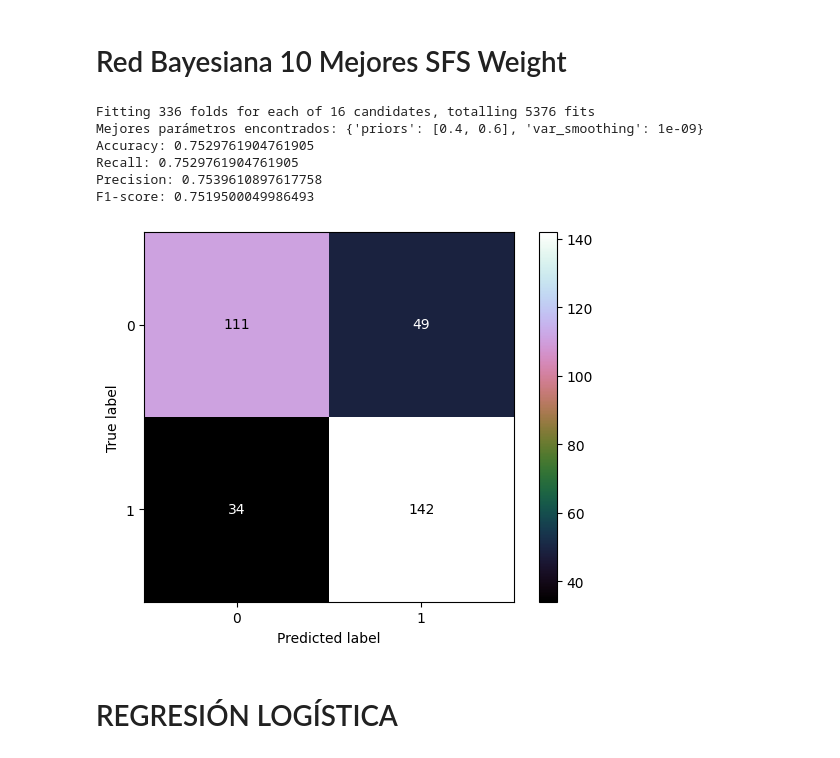
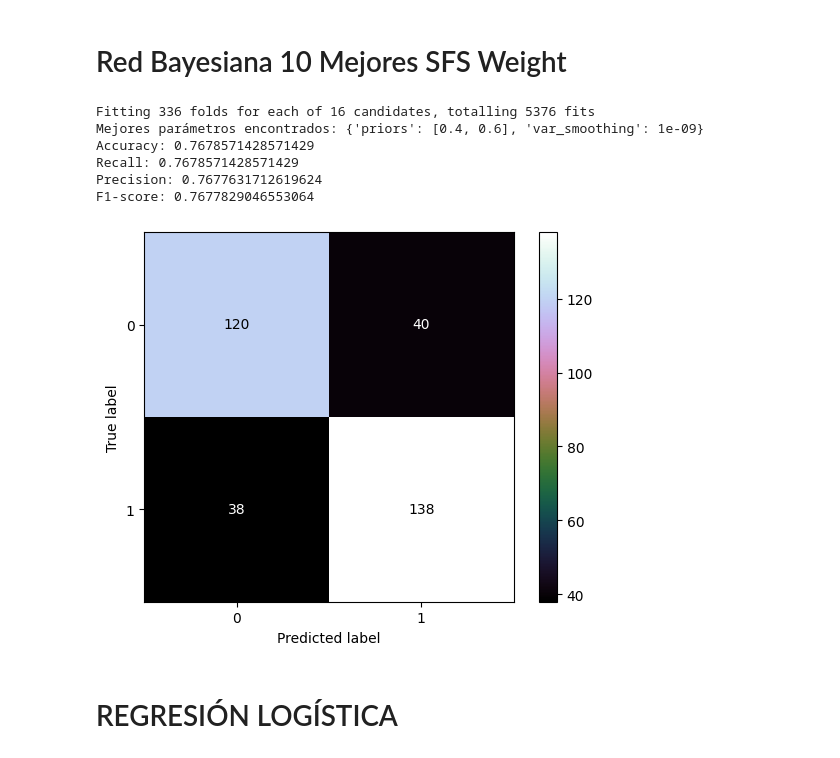
Before and after one commit to JaviDominn/TFG, a Jupyter notebook: Libreta Metodos - GS.ipynb, the cells around one changed output. Drawn from its saved outputs; the diff is of its cells as text; code cells hidden in the pictures.

```diff
--- a/Libreta Metodos - GS.ipynb
+++ b/Libreta Metodos - GS.ipynb
@@ -1101,0 +1119,5 @@ Hemos evaluado el modelo de clasificación **Naive Bayes** utilizando diferentes
+# %%
+from sklearn.pipeline import make_pipeline
+
+preprocessing = make_pipeline(encoder)
+preprocessing
@@ -1384,6 +1479,17 @@ F1-score: 0.6231884057971014
 # Definir x e y
 x = data.drop(columns=[target])  # Eliminar columna objetivo
 y = data[target]  # Columna objetivo
+
+# Fit y transformación del pipeline
+transformed_data = preprocessing.fit_transform(x)
+
+# Convertir la salida a DataFrame
+# Recuperar los nombres de las columnas del preprocesador (encoder)
+column_names = preprocessing.named_steps['columntransformer'].get_feature_names_out()
+
+# Crear un DataFrame con las columnas transformadas
+x = pd.DataFrame(transformed_data, columns=column_names)
+
 
 # Crear DataFrame con solo las características seleccionadas
 x_sfs = x[selected_features]
@@ -1406,6 +1512,7 @@ grid_search = GridSearchCV(
     verbose=1
 )
 
+
 # Realizamos el GridSearch
 grid_search.fit(x_sfs, y)
 
@@ -1420,7 +1527,7 @@ actual_values = {'weighted': []}
 predicted_values = {'weighted': []}
 
 for train_index, test_index in LeaveOneOut().split(x_sfs):
-    x_train, x_test = x.iloc[train_index], x.iloc[test_index]
+    x_train, x_test = x_sfs.iloc[train_index], x_sfs.iloc[test_index]
     y_train, y_test = y.iloc[train_index], y.iloc[test_index]
 
     # Entrenamiento y predicción
@@ -1587,8 +1708,22 @@ F1-score: 0.76
 # Red Bayesiana 10 Mejores SFS Weight
 # %%
 # Definir x e y
-x = data_10_sfs.drop(columns=[target])  # Eliminar columna objetivo
-y = data_10_sfs[target]  # Columna objetivo
+x = data.drop(columns=[target])  # Eliminar columna objetivo
+y = data[target]  # Columna objetivo
+
+# Fit y transformación del pipeline
+transformed_data = preprocessing.fit_transform(x)
+
+# Convertir la salida a DataFrame
+# Recuperar los nombres de las columnas del preprocesador (encoder)
+column_names = preprocessing.named_steps['columntransformer'].get_feature_names_out()
+
+# Crear un DataFrame con las columnas transformadas
+x = pd.DataFrame(transformed_data, columns=column_names)
+
+
+# Crear DataFrame con solo las características seleccionadas
+x_sfs = x[selected_features]
 
 # Parámetros para GridSearch
 param_grid = {
@@ -1608,8 +1743,9 @@ grid_search = GridSearchCV(
     verbose=1
 )
 
+
 # Realizamos el GridSearch
-grid_search.fit(x, y)
+grid_search.fit(x_sfs, y)
 
 # Recuperamos los mejores parámetros y el mejor modelo
 best_model = grid_search.best_estimator_
@@ -1621,8 +1757,8 @@ print(f"Mejores parámetros encontrados: {best_params}")
 actual_values = {'weighted': []}
 predicted_values = {'weighted': []}
 
-for train_index, test_index in LeaveOneOut().split(x):
-    x_train, x_test = x.iloc[train_index], x.iloc[test_index]
+for train_index, test_index in LeaveOneOut().split(x_sfs):
+    x_train, x_test = x_sfs.iloc[train_index], x_sfs.iloc[test_index]
     y_train, y_test = y.iloc[train_index], y.iloc[test_index]
 
     # Entrenamiento y predicción
@@ -1638,39 +1774,39 @@ predicted_combined = np.array(predicted_values['weighted'])  # Valores predichos
 
 # Calcular matriz de confusión
 cm = confusion_matrix(actual_combined, predicted_combined, labels=best_model.classes_)
 
 # Calcular métricas
 accuracy = accuracy_score(actual_combined, predicted_combined)
 recall = recall_score(actual_combined, predicted_combined, average='weighted')
 precision = precision_score(actual_combined, predicted_combined, average='weighted')
 f_measure = f1_score(actual_combined, predicted_combined, average='weighted')
 
 # Almacenamos los resultados
-results['NaiveBayes10SFS'][f"Best Model - var_smoothing: {best_params['var_smoothing']}, priors: {best_params.get('priors')}, average: weighted"] = {
+results['NaiveBayes10SFS'][f"Best Model - var_smoothing: {best_params['var_smoothing']}, average: weighted"] = {
     "accuracy": accuracy,
     "recall": recall,
     "precision": precision,
     "f_measure": f_measure
 }
 
 # Imprimir resultados
 print(f"Accuracy: {accuracy}")
 print(f"Recall: {recall}")
 print(f"Precision: {precision}")
 print(f"F1-score: {f_measure}")
 
 # Mostrar la matriz de confusión
 disp = ConfusionMatrixDisplay(confusion_matrix=cm, display_labels=best_model.classes_)
 disp.plot(cmap='cubehelix', values_format='d')
 plt.show()
 # %% [output]
 Fitting 336 folds for each of 16 candidates, totalling 5376 fits
 Mejores parámetros encontrados: {'priors': [0.4, 0.6], 'var_smoothing': 1e-09}
-Accuracy: 0.7529761904761905
-Recall: 0.7529761904761905
-Precision: 0.7539610897617758
-F1-score: 0.7519500049986493
+Accuracy: 0.7678571428571429
+Recall: 0.7678571428571429
+Precision: 0.7677631712619624
+F1-score: 0.7677829046553064
-[figure, old version]
+[figure, new version]
 # %% [markdown]
 # REGRESIÓN LOGÍSTICA
 # %%
```
Also changed, not shown: parts of 25 cells of this notebook.
